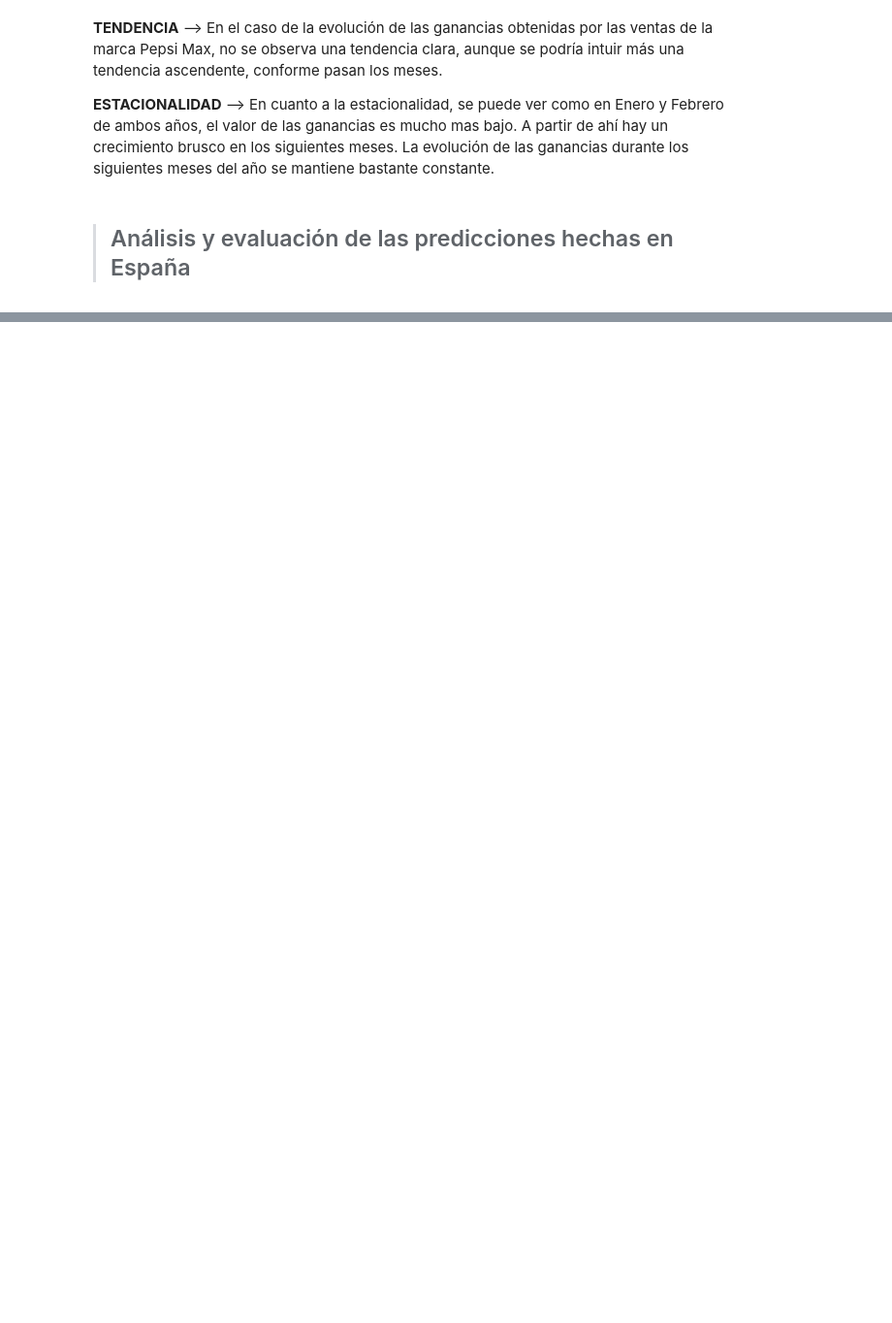
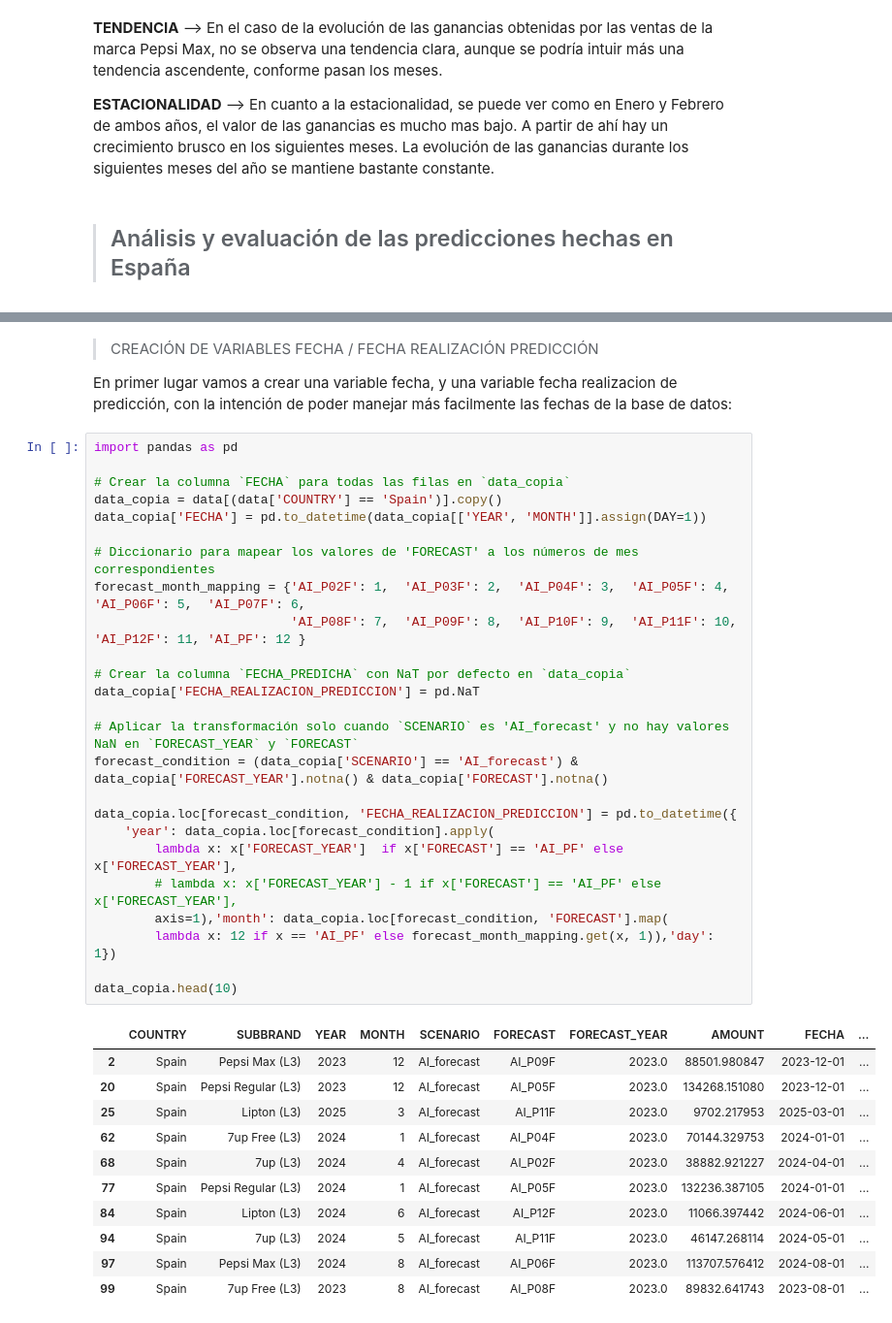
Before and after one commit to JuliaHdzQ/UFV_VisualizaciondeDatos, a Jupyter notebook: ejercicios_clase/clase2.ipynb, the cells around one changed output, grey strips where cells are left out. Shown at 97% size. Cells and saved outputs as stored; diff of their text form; blank space fills up the shorter version.

```diff
--- a/ejercicios_clase/clase2.ipynb
+++ b/ejercicios_clase/clase2.ipynb
@@ -611,0 +543,41 @@ fig.show()
+# %% [markdown]
+> CREACIÓN DE VARIABLES FECHA / FECHA REALIZACIÓN PREDICCIÓN
+
+En primer lugar vamos a crear una variable fecha, y una variable fecha realizacion de predicción, con la intención de poder manejar más facilmente las fechas de la base de datos:
+# %%
+import pandas as pd
+
+# Crear la columna `FECHA` para todas las filas en `data_copia`
+data_copia = data[(data['COUNTRY'] == 'Spain')].copy()
+data_copia['FECHA'] = pd.to_datetime(data_copia[['YEAR', 'MONTH']].assign(DAY=1))
+
+# Diccionario para mapear los valores de 'FORECAST' a los números de mes correspondientes
+forecast_month_mapping = {'AI_P02F': 1,  'AI_P03F': 2,  'AI_P04F': 3,  'AI_P05F': 4, 'AI_P06F': 5,  'AI_P07F': 6,
+                          'AI_P08F': 7,  'AI_P09F': 8,  'AI_P10F': 9,  'AI_P11F': 10, 'AI_P12F': 11, 'AI_PF': 12 }
+
+# Crear la columna `FECHA_PREDICHA` con NaT por defecto en `data_copia`
+data_copia['FECHA_REALIZACION_PREDICCION'] = pd.NaT
+
+# Aplicar la transformación solo cuando `SCENARIO` es 'AI_forecast' y no hay valores NaN en `FORECAST_YEAR` y `FORECAST`
+forecast_condition = (data_copia['SCENARIO'] == 'AI_forecast') & data_copia['FORECAST_YEAR'].notna() & data_copia['FORECAST'].notna()
+
+data_copia.loc[forecast_condition, 'FECHA_REALIZACION_PREDICCION'] = pd.to_datetime({
+    'year': data_copia.loc[forecast_condition].apply(
+        lambda x: x['FORECAST_YEAR']  if x['FORECAST'] == 'AI_PF' else x['FORECAST_YEAR'],
+        # lambda x: x['FORECAST_YEAR'] - 1 if x['FORECAST'] == 'AI_PF' else x['FORECAST_YEAR'],
+        axis=1),'month': data_copia.loc[forecast_condition, 'FORECAST'].map(
+        lambda x: 12 if x == 'AI_PF' else forecast_month_mapping.get(x, 1)),'day': 1})
+
+data_copia.head(10)
+# %% [output]
+|  | COUNTRY | SUBBRAND | YEAR | MONTH | SCENARIO | FORECAST | FORECAST_YEAR | AMOUNT | FECHA | ... |
+| 2 | Spain | Pepsi Max (L3) | 2023 | 12 | AI_forecast | AI_P09F | 2023.0 | 88501.980847 | 2023-12-01 | ... |
+| 20 | Spain | Pepsi Regular (L3) | 2023 | 12 | AI_forecast | AI_P05F | 2023.0 | 134268.151080 | 2023-12-01 | ... |
+| 25 | Spain | Lipton (L3) | 2025 | 3 | AI_forecast | AI_P11F | 2023.0 | 9702.217953 | 2025-03-01 | ... |
+| 62 | Spain | 7up Free (L3) | 2024 | 1 | AI_forecast | AI_P04F | 2023.0 | 70144.329753 | 2024-01-01 | ... |
+| 68 | Spain | 7up (L3) | 2024 | 4 | AI_forecast | AI_P02F | 2023.0 | 38882.921227 | 2024-04-01 | ... |
+| 77 | Spain | Pepsi Regular (L3) | 2024 | 1 | AI_forecast | AI_P05F | 2023.0 | 132236.387105 | 2024-01-01 | ... |
+| 84 | Spain | Lipton (L3) | 2024 | 6 | AI_forecast | AI_P12F | 2023.0 | 11066.397442 | 2024-06-01 | ... |
+| 94 | Spain | 7up (L3) | 2024 | 5 | AI_forecast | AI_P11F | 2023.0 | 46147.268114 | 2024-05-01 | ... |
+| 97 | Spain | Pepsi Max (L3) | 2024 | 8 | AI_forecast | AI_P06F | 2023.0 | 113707.576412 | 2024-08-01 | ... |
+| 99 | Spain | 7up Free (L3) | 2023 | 8 | AI_forecast | AI_P08F | 2023.0 | 89832.641743 | 2023-08-01 | ... |
```
Also changed, not shown: parts of 11 cells of this notebook.
